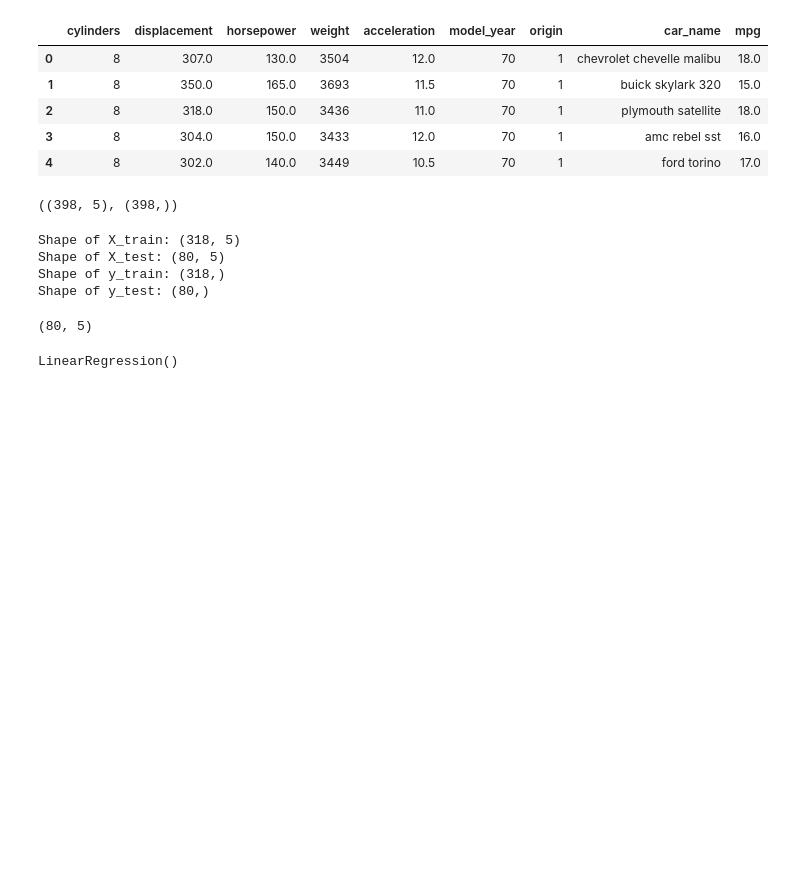
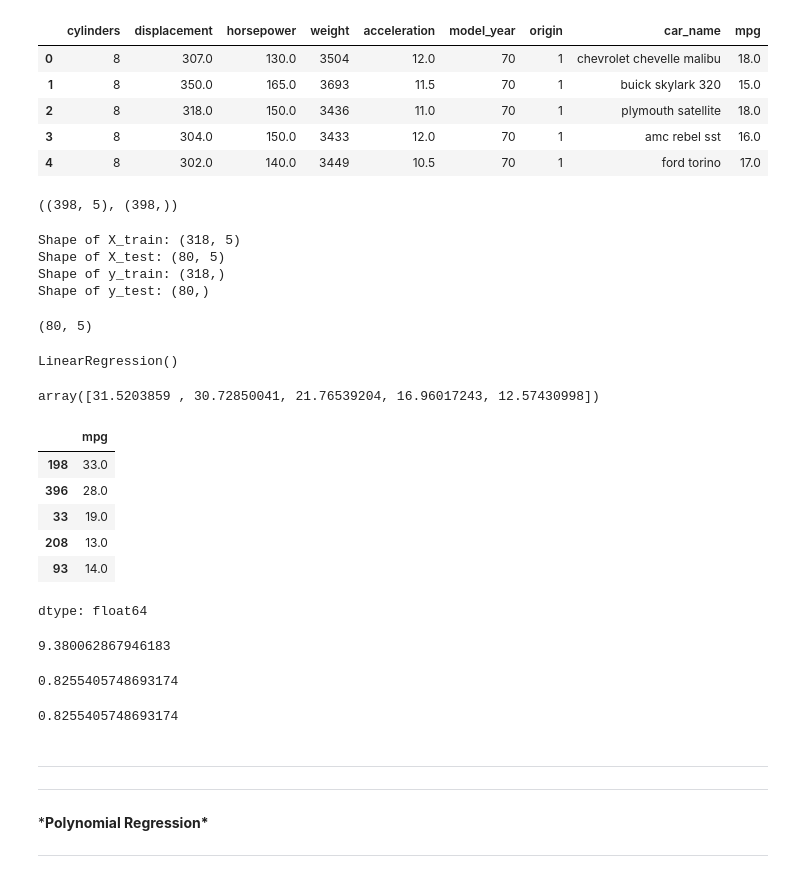
Before and after one commit to Vijayrrs485/Ruff-Stuff, a Jupyter notebook: ML Regression.ipynb, the cells around one changed output. Drawn from its saved outputs; the diff is of its cells as text; code cells hidden in the pictures; blank space fills up the shorter version.

```diff
--- a/ML Regression.ipynb
+++ b/ML Regression.ipynb
@@ -141,3 +141,43 @@ model=LinearRegression()
 model.fit(X_train, y_train)
 # %% [output]
 LinearRegression()
+# %%
+y_pred=model.predict(X_test)
+y_pred[:5]
+# %% [output]
+array([31.5203859 , 30.72850041, 21.76539204, 16.96017243, 12.57430998])
+# %%
+y_test[:5]
+# %% [output]
+|  | mpg |
+| 198 | 33.0 |
+| 396 | 28.0 |
+| 33 | 19.0 |
+| 208 | 13.0 |
+| 93 | 14.0 |
+dtype: float64
+# %%
+from sklearn.metrics import mean_squared_error, r2_score
+mean_squared_error(y_test, y_pred)
+# %% [output]
+9.380062867946183
+# %%
+r2_score(y_test, y_pred) #how much % is better
+# %% [output]
+0.8255405748693174
+# %%
+model.score(X_test, y_test)
+# %% [output]
+0.8255405748693174
+# %% [markdown]
+
+
+---
+
+
+
+---
+# %% [markdown]
+***Polynomial Regression\***
+
+---
```
